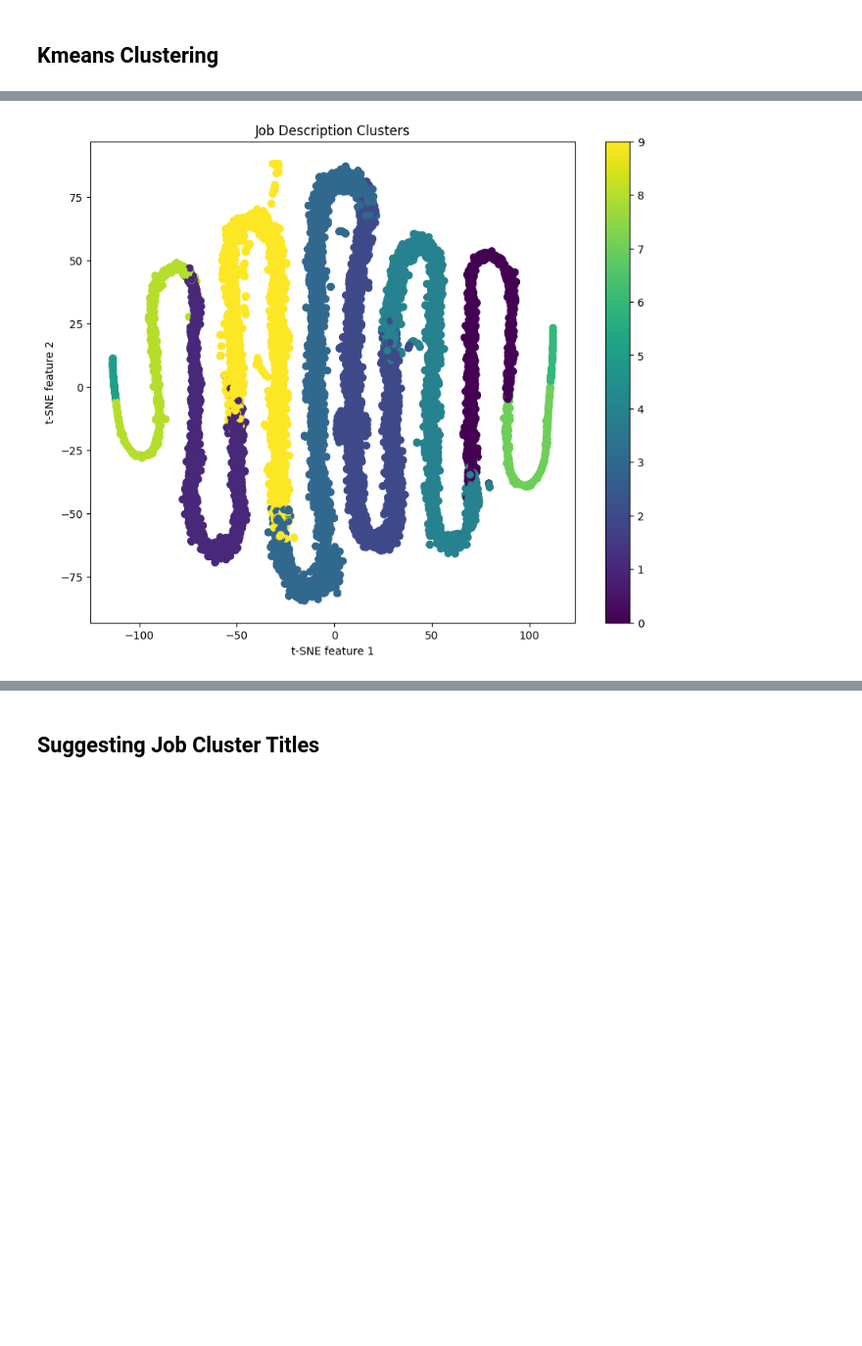
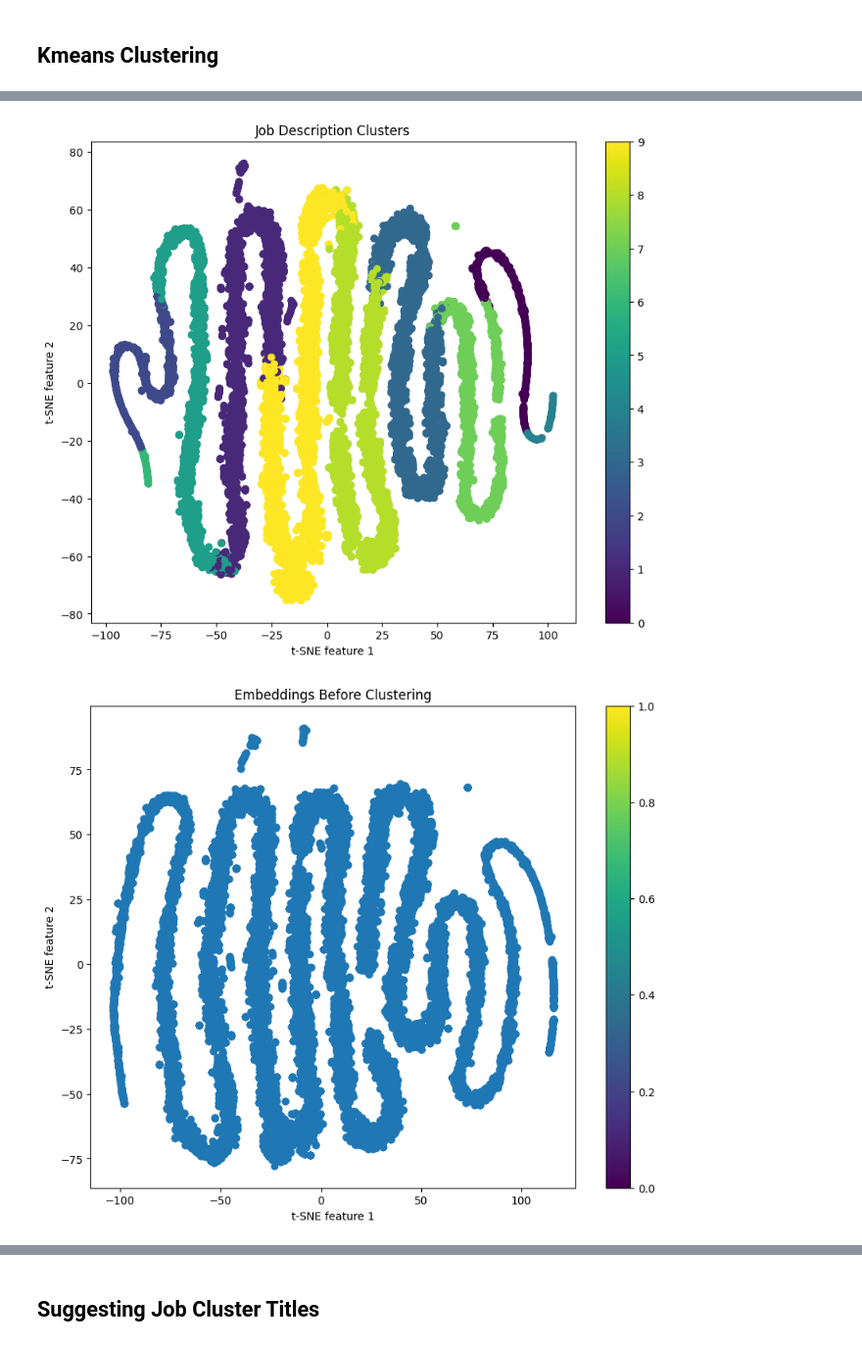
Before and after one commit to Candogram-Break-Through-Tech-AI/Job-Title-Generalization, a Jupyter notebook: JobClustering.ipynb, the cells around one changed output, grey strips where cells are left out. Shown at 98% size. Saved outputs shown, nothing was run; the diff lists cells and outputs as text; code cells hidden in the pictures; blank space fills up the shorter version.

Commit message:
cleaned data for cluster title, tweaked clustering

```diff
--- a/JobClustering.ipynb
+++ b/JobClustering.ipynb
@@ -383,21 +323,19 @@ def extract_descriptions(job_description):
         'Not_Description': not_description_sentences
     }
 
-# Load the full dataset
-full_df = pd.read_csv('data/Engineer_20230826.csv')
 
 # Load the trained model
 model = fasttext.load_model("data/job_description_classifier.bin")
 
 # Extract job descriptions
-full_df['Extracted_Categories'] = full_df['JobDescription'].apply(extract_descriptions)
+df['Extracted_Categories'] = df['JobDescription'].apply(extract_descriptions)
 
 # Join the extracted sentences into a single string
-full_df['Extracted_Description'] = full_df['Extracted_Categories'].apply(lambda x: '. '.join(x['Description']) if x['Description'] else '')
-full_df['Extracted_Not_Description'] = full_df['Extracted_Categories'].apply(lambda x: '. '.join(x['Not_Description']) if x['Not_Description'] else '')
+df['Extracted_Description'] = df['Extracted_Categories'].apply(lambda x: '. '.join(x['Description']) if x['Description'] else '')
+df['Extracted_Not_Description'] = df['Extracted_Categories'].apply(lambda x: '. '.join(x['Not_Description']) if x['Not_Description'] else '')
 
 # Display a few examples
-print(full_df[['JobDescription', 'Extracted_Description']].head())
+print(df[['JobDescription', 'Extracted_Description']].head())
 # %% [output]
                                       JobDescription  \
 0  Licensed Stationary Engineer \n\n Froedtert So...
@@ -430,8 +368,8 @@ def generate_fasttext_embeddings_binary(texts_desc, texts_not_desc, model):
 
 # Generate embeddings using both categories
 embeddings = generate_fasttext_embeddings_binary(
-    full_df['Extracted_Description'],
-    full_df['Extracted_Not_Description'],
+    df['Extracted_Description'],
+    df['Extracted_Not_Description'],
     model
 )
 
@@ -550,23 +459,44 @@ Note: you may need to restart the kernel to use updated packages.
 # %%
 from sklearn.manifold import TSNE
 import matplotlib.pyplot as plt
 import seaborn as sns
 
-def visualize_clusters(embeddings, labels):
+def visualize_clusters(embeddings, labels, perplexity=30, learning_rate=200, n_iter=1000):
     # Reduce dimensionality for visualization
-    tsne = TSNE(n_components=2, random_state=42)
+    tsne = TSNE(n_components=2, perplexity=perplexity, learning_rate=learning_rate, n_iter=n_iter, random_state=42)
     reduced_embeddings = tsne.fit_transform(embeddings)
 
     # Create a scatter plot
     plt.figure(figsize=(10, 8))
     scatter = plt.scatter(reduced_embeddings[:, 0], reduced_embeddings[:, 1], c=labels, cmap='viridis')
     plt.colorbar(scatter)
     plt.title('Job Description Clusters')
     plt.xlabel('t-SNE feature 1')
     plt.ylabel('t-SNE feature 2')
     plt.show()
 
+# Reduce dimensionality before t-SNE
+reduced_embeddings = reduce_dimensionality(embeddings, n_components=50)
+
 # Visualize the clusters
-visualize_clusters(embeddings, cluster_labels)
+visualize_clusters(reduced_embeddings, cluster_labels)
+
+
+# Visualize embeddings before clustering
+def visualize_embeddings(embeddings, title='Embeddings'):
+    tsne = TSNE(n_components=2, random_state=42)
+    reduced_embeddings = tsne.fit_transform(embeddings)
+
+    plt.figure(figsize=(10, 8))
+    scatter = plt.scatter(reduced_embeddings[:, 0], reduced_embeddings[:, 1], cmap='viridis')
+    plt.colorbar(scatter)
+    plt.title(title)
+    plt.xlabel('t-SNE feature 1')
+    plt.ylabel('t-SNE feature 2')
+    plt.show()
+
+# Visualize embeddings before clustering
+visualize_embeddings(embeddings, title='Embeddings Before Clustering')
 # %% [output]
-[figure, old version]
+[figure, new version]
+[figure, added]
```
Also changed, not shown: parts of 11 cells of this notebook.
